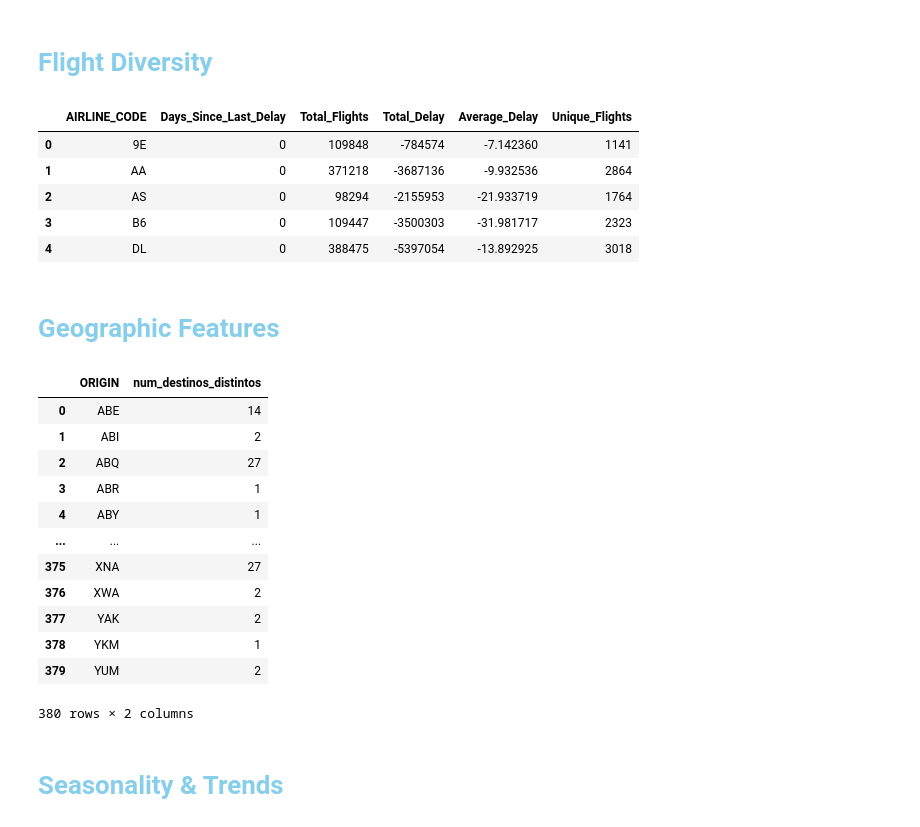
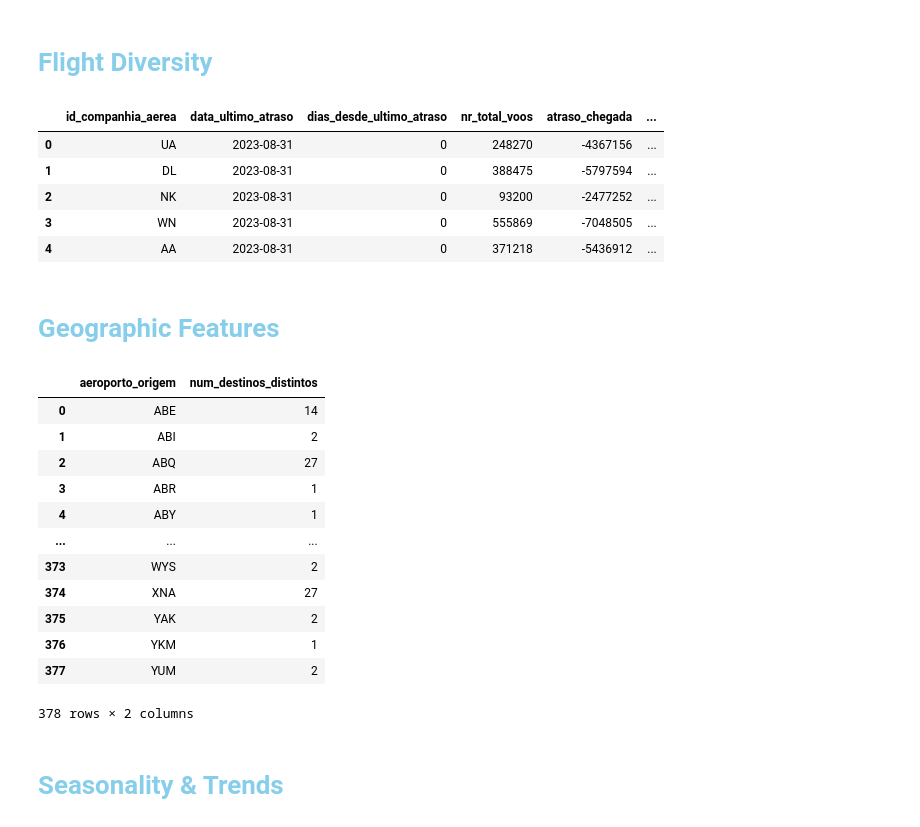
Before and after one commit to BrunoAfonso18/sdw, a Jupyter notebook: flights.ipynb, the cells around one changed output. Cells and saved outputs as stored; diff of their text form; code cells hidden in the pictures.

Commit message:
rfm corrected + collumn names updated

```diff
--- a/flights.ipynb
+++ b/flights.ipynb
@@ -186,5 +183,5 @@ df_flights_clean = df_flights_clean[(df_flights["DIVERTED"] != 1.0)].copy()
 # %%
-df_flights_clean.drop(["CANCELLED", "DIVERTED", "DEP_TIME_MIN", "CRS_DEP_TIME_MIN", "ARR_TIME_MIN", "CRS_ARR_TIME_MIN"], axis=1, inplace=True)
+df_flights_clean.drop(["cancelado", "desviado", "DEP_TIME_MIN", "CRS_DEP_TIME_MIN", "ARR_TIME_MIN", "CRS_ARR_TIME_MIN"], axis=1, inplace=True)
 # %%
 df_flights_clean.head(10)
 # %% [output]
@@ -326,15 +350,11 @@ flight_data.head()
 # %%
-# Calculate the total delay by each airline
-df_flights_clean['Total_Delay'] = df_flights_clean['DEP_DELAY'] + df_flights_clean['ARR_DELAY']
-total_delay = df_flights_clean.groupby('FL_NUMBER')['Total_Delay'].sum().reset_index()
+atraso_total = df_flights_clean.groupby('nr_voo')['atraso_chegada'].sum().reset_index()
 
 # Calculate the average transaction value for each customer
-average_delay = total_delay.merge(total_flights, on='FL_NUMBER')
-average_delay['Average_Delay'] = average_delay['Total_Delay'] / average_delay['Total_Flights']
+atraso_medio = atraso_total.merge(nr_total_voos, on='nr_voo')
+atraso_medio['atraso_medio'] = atraso_medio['atraso_chegada'] / atraso_medio['nr_total_voos']
+atraso_medio['atraso_medio'] = atraso_medio['atraso_medio'].round(2)
 
 # Merge the new features into the flight_data dataframe
-flight_data = pd.merge(flight_data, total_delay, on='FL_NUMBER')
-flight_data = pd.merge(flight_data, average_delay[['FL_NUMBER', 'Average_Delay']], on='FL_NUMBER')
-
-# Display the first few rows of the flight_data dataframe
-flight_data.head()
+flight_data = pd.merge(flight_data, atraso_total, on='nr_voo')
+flight_data = pd.merge(flight_data, atraso_medio[['nr_voo', 'atraso_medio']], on='nr_voo')
@@ -393,15 +449,15 @@ airport_data.head()
 # %%
-# Calculate the total delay by each airline
-df_flights_clean['Total_Delay'] = df_flights_clean['DEP_DELAY'] + df_flights_clean['ARR_DELAY']
-total_delay = df_flights_clean.groupby('ORIGIN')['Total_Delay'].sum().reset_index()
+# Garantir que a coluna 'atraso' seja numérica (evita erros)
+df_combined['atraso'] = pd.to_numeric(df_combined['atraso'], errors='coerce')
+
+# Agrupar por aeroporto e tipo, somando os atrasos
+atraso_total = df_combined.groupby(['aeroporto'])['atraso'].sum().reset_index()
 
 # Calculate the average transaction value for each customer
-average_delay = total_delay.merge(total_flights, on='ORIGIN')
-average_delay['Average_Delay'] = average_delay['Total_Delay'] / average_delay['Total_Flights']
+atraso_medio = atraso_total.merge(nr_total_voos, on='aeroporto')
+atraso_medio['atraso_medio'] = atraso_medio['atraso'] / atraso_medio['nr_total_voos']
+atraso_medio['atraso_medio'] = atraso_medio['atraso_medio'].round(2)
 
 # Merge the new features into the airport_data dataframe
-airport_data = pd.merge(airport_data, total_delay, on='ORIGIN')
-airport_data = pd.merge(airport_data, average_delay[['ORIGIN', 'Average_Delay']], on='ORIGIN')
-
-# Display the first few rows of the airport_data dataframe
-airport_data.head()
+airport_data = pd.merge(airport_data, atraso_total, on='aeroporto')
+airport_data = pd.merge(airport_data, atraso_medio[['aeroporto', 'atraso_medio']], on='aeroporto')
@@ -424,40 +483,40 @@ airport_data.describe().T
 # <b></span><span style='color:#87CEEB'> Flight Diversity</span></b>
 # %%
 # Calculate the number of unique products purchased by each airline
-unique_flights = df_flights_clean.groupby('AIRLINE_CODE')['FL_NUMBER'].nunique().reset_index()
-unique_flights.rename(columns={'FL_NUMBER': 'Unique_Flights'}, inplace=True)
+unique_flights = df_flights_clean.groupby('id_companhia_aerea')['nr_voo'].nunique().reset_index()
+unique_flights.rename(columns={'nr_voo': 'Unique_Flights'}, inplace=True)
 
 # Merge the new feature into the airline_data dataframe
-airline_data = pd.merge(airline_data, unique_flights, on='AIRLINE_CODE')
+airline_data = pd.merge(airline_data, unique_flights, on='id_companhia_aerea')
 
 # Display the first few rows of the airline_data dataframe
 airline_data.head()
 # %% [output]
-|  | AIRLINE_CODE | Days_Since_Last_Delay | Total_Flights | Total_Delay | Average_Delay | Unique_Flights |
-| 0 | 9E | 0 | 109848 | -784574 | -7.142360 | 1141 |
-| 1 | AA | 0 | 371218 | -3687136 | -9.932536 | 2864 |
-| 2 | AS | 0 | 98294 | -2155953 | -21.933719 | 1764 |
-| 3 | B6 | 0 | 109447 | -3500303 | -31.981717 | 2323 |
-| 4 | DL | 0 | 388475 | -5397054 | -13.892925 | 3018 |
+|  | id_companhia_aerea | data_ultimo_atraso | dias_desde_ultimo_atraso | nr_total_voos | atraso_chegada | ... |
+| 0 | UA | 2023-08-31 | 0 | 248270 | -4367156 | ... |
+| 1 | DL | 2023-08-31 | 0 | 388475 | -5797594 | ... |
+| 2 | NK | 2023-08-31 | 0 | 93200 | -2477252 | ... |
+| 3 | WN | 2023-08-31 | 0 | 555869 | -7048505 | ... |
+| 4 | AA | 2023-08-31 | 0 | 371218 | -5436912 | ... |
 # %% [markdown]
 # <b></span><span style='color:#87CEEB'> Geographic Features</span></b>
 # %%
-num_destinos = df_flights.groupby('ORIGIN')['DEST'].nunique().reset_index(name='num_destinos_distintos')
+num_destinos = df_flights.groupby('aeroporto_origem')['aeroporto_destino'].nunique().reset_index(name='num_destinos_distintos')
 num_destinos
 # %% [output]
-|  | ORIGIN | num_destinos_distintos |
+|  | aeroporto_origem | num_destinos_distintos |
 | 0 | ABE | 14 |
 | 1 | ABI | 2 |
 | 2 | ABQ | 27 |
 | 3 | ABR | 1 |
 | 4 | ABY | 1 |
 | ... | ... | ... |
-| 375 | XNA | 27 |
-| 376 | XWA | 2 |
-| 377 | YAK | 2 |
-| 378 | YKM | 1 |
-| 379 | YUM | 2 |
+| 373 | WYS | 2 |
+| 374 | XNA | 27 |
+| 375 | YAK | 2 |
+| 376 | YKM | 1 |
+| 377 | YUM | 2 |
-380 rows × 2 columns
+378 rows × 2 columns
 # %% [markdown]
 # <b></span><span style='color:#87CEEB'> Seasonality & Trends</span></b>
 # %%
```
Also changed, not shown: parts of 42 cells of this notebook.
